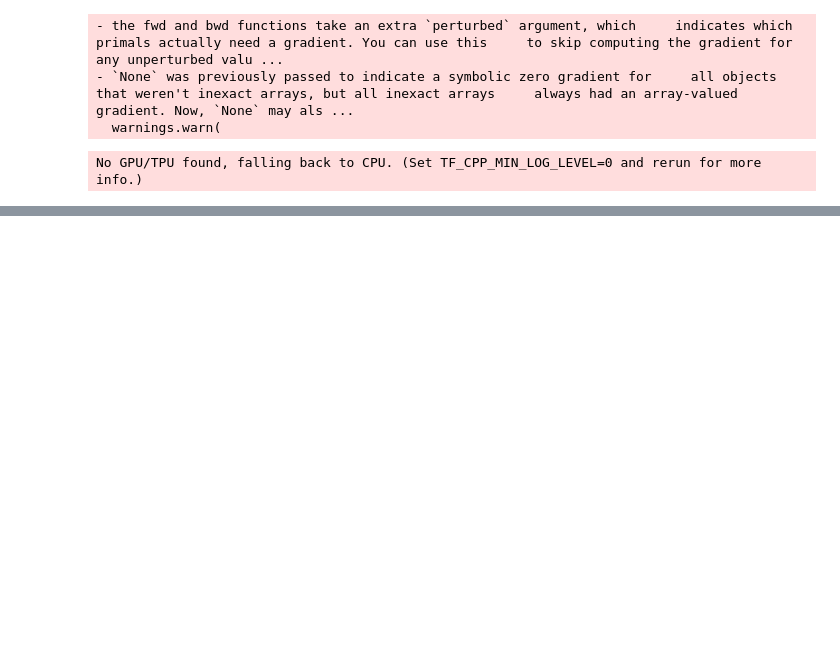
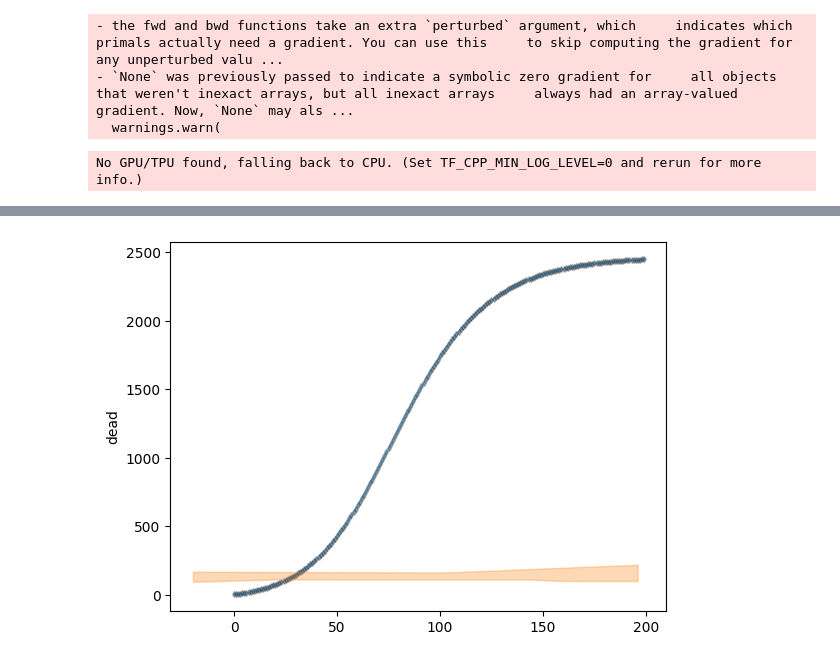
Before and after one commit to waldie11/covid19_ode_inference, a Jupyter notebook: notebooks/seropositivity_model.ipynb, the cells around one changed output, grey strips where cells are left out. Drawn from its saved outputs; the diff is of its cells as text; code cells hidden in the pictures; blank space fills up the shorter version.

```diff
--- a/notebooks/seropositivity_model.ipynb
+++ b/notebooks/seropositivity_model.ipynb
@@ -182,3 +189,17 @@ plt.ylabel("seropositivity");
+# %%
+dead_inferred = idata.posterior["Dead_t"].to_numpy().reshape((-1, len_sim))
+t_ode = np.arange(-20,len_sim,8)
+ifr_inferred = idata.posterior["ifr_t"].to_numpy().reshape((-1, int(np.ceil((len_sim+20)/8))))
+
+#TODO
+
+plt.plot(t_cases_data, dead_data, marker="d", color="black", ls="", ms=3, alpha=0.3, zorder=-1);
+plt.fill_between(t_ode, *np.percentile(ifr_inferred*np.percentile(dead_inferred, q=95)*25, q=(2.5,97.5), axis=0), color="C1", alpha = 0.3)
+plt.fill_between(time, *np.percentile(dead_inferred, q=(2.5,97.5), axis=0), color="tab:blue", alpha = 0.3)
+plt.plot(time, np.median(dead_inferred, axis=0), color="tab:blue", alpha = 0.3)
+plt.ylabel("dead");
+# %% [output]
+[figure, added]
 # %%
 f, axes = plt.subplots(3,1, figsize = (10,6))
 t_solve_ODE = model.coords["t_solve_ODE"]
```
Also changed, not shown: parts of 10 cells of this notebook, 1 other file.
